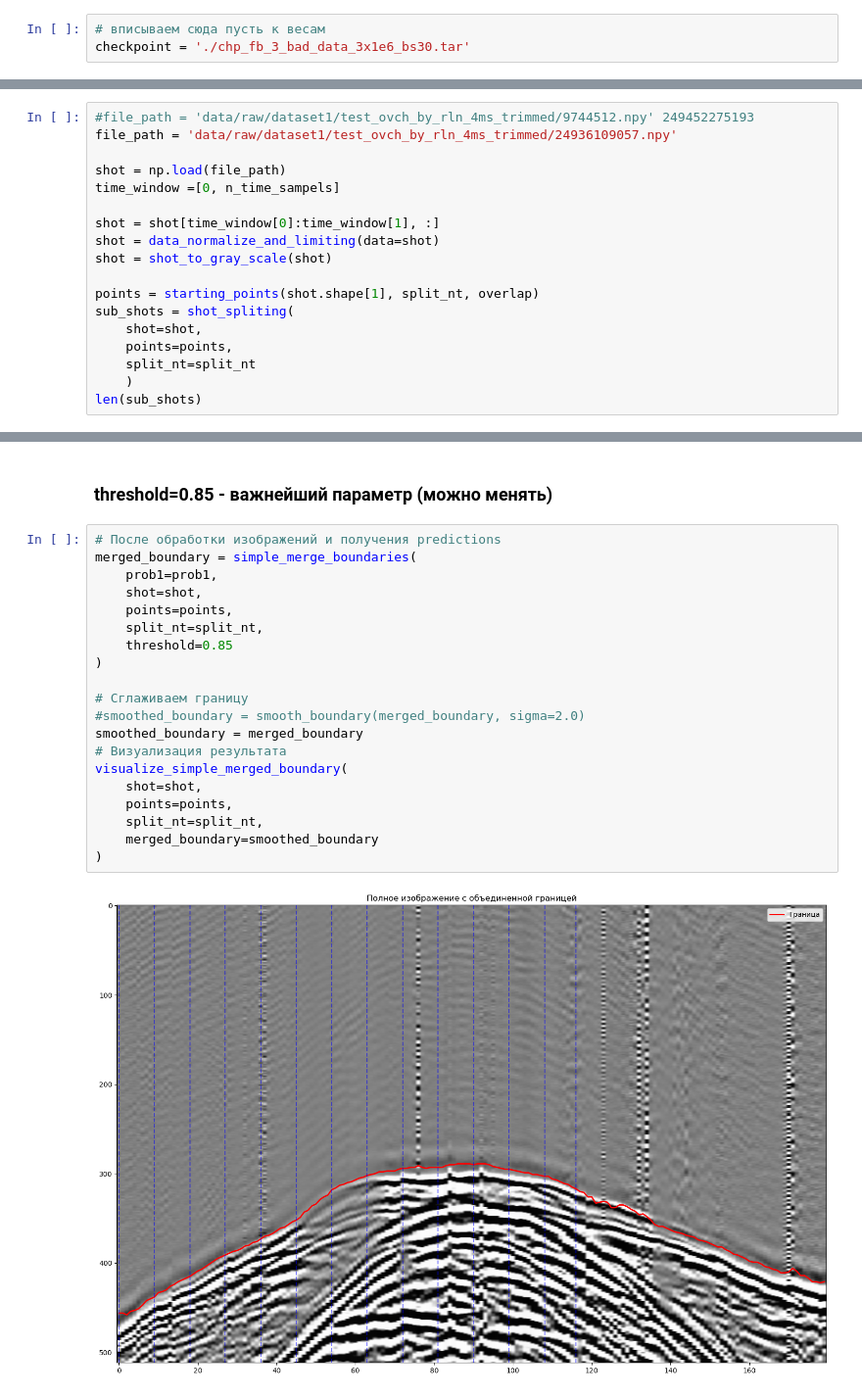
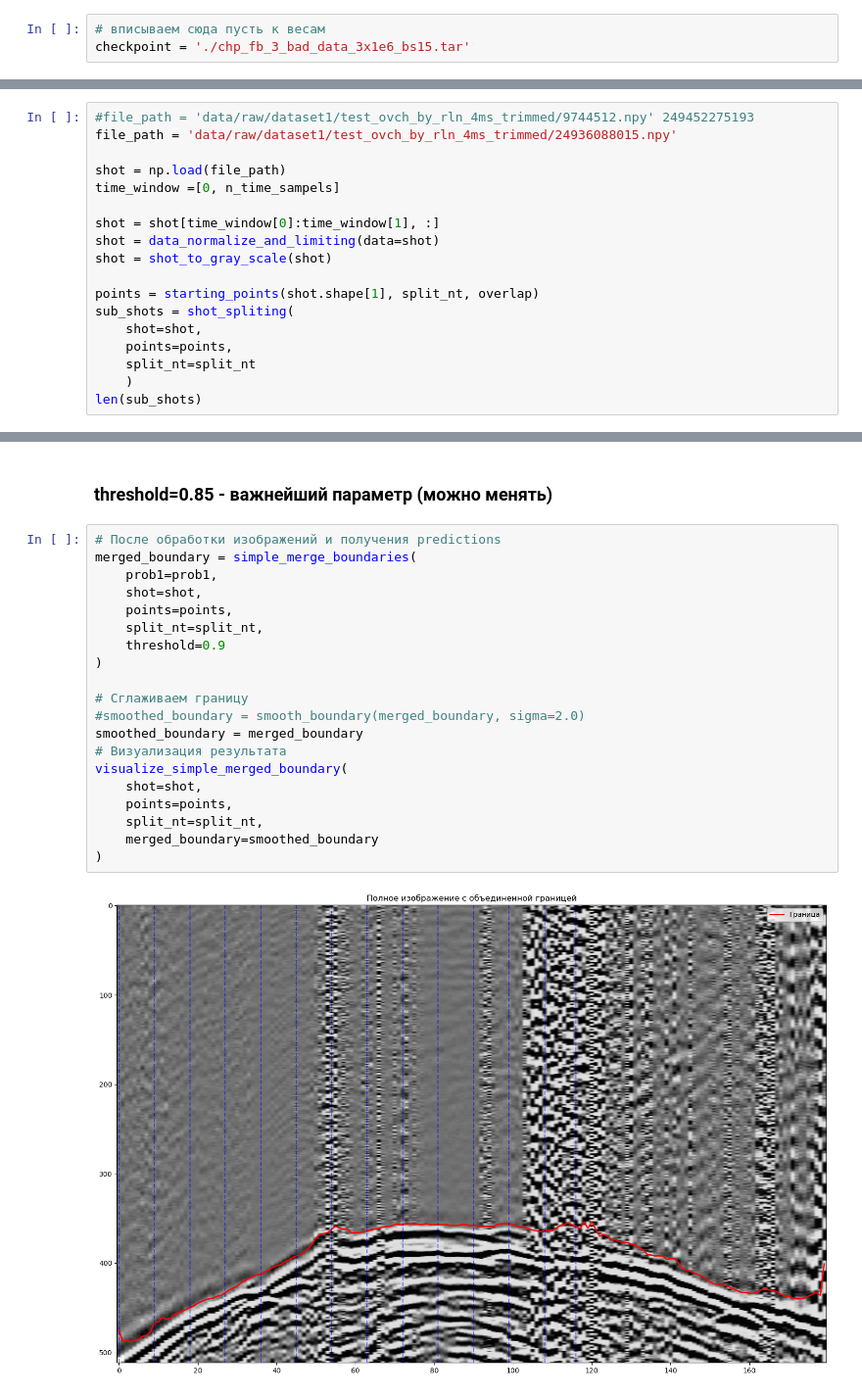
Before and after one commit to Alexey-Ignatov/first_break_picking, a Jupyter notebook: example/inference.ipynb, the cells around one changed output, grey strips where cells are left out. Shown at 98% size. Cells and saved outputs as stored; diff of their text form.

```diff
--- a/example/inference.ipynb
+++ b/example/inference.ipynb
@@ -2,7 +2,7 @@
 ### Тут показано как запускать модель, имея веса
 # %%
 # вписываем сюда пусть к весам
-checkpoint = './chp_fb_3_bad_data_3x1e6_bs30.tar'
+checkpoint = './chp_fb_3_bad_data_3x1e6_bs15.tar'
 # %%
 from config import  (split_nt,
                      overlap,
@@ -271,7 +271,7 @@ os.listdir("data/raw/dataset1/test_ovch_by_rln_4ms_trimmed/")[:20]
 #### Из созданного нами файла создаем шоты (по аналогии с фукнцией save_shots_fb из примера)
 # %%
 #file_path = 'data/raw/dataset1/test_ovch_by_rln_4ms_trimmed/9744512.npy' 249452275193
-file_path = 'data/raw/dataset1/test_ovch_by_rln_4ms_trimmed/24936109057.npy'
+file_path = 'data/raw/dataset1/test_ovch_by_rln_4ms_trimmed/24936088015.npy'
 
 shot = np.load(file_path)
 time_window =[0, n_time_sampels]
@@ -534,22 +534,22 @@ def visualize_simple_merged_boundary(shot, points, split_nt, merged_boundary):
 # %%
 # После обработки изображений и получения predictions
 merged_boundary = simple_merge_boundaries(
     prob1=prob1,
     shot=shot,
     points=points,
     split_nt=split_nt,
-    threshold=0.85
+    threshold=0.9
 )
 
 # Сглаживаем границу
 #smoothed_boundary = smooth_boundary(merged_boundary, sigma=2.0)
 smoothed_boundary = merged_boundary
 # Визуализация результата
 visualize_simple_merged_boundary(
     shot=shot,
     points=points,
     split_nt=split_nt,
     merged_boundary=smoothed_boundary
 )
 # %% [output]
-[figure, old version]
+[figure, new version]
```
Also changed, not shown: parts of 2 cells of this notebook, 1 other file.
